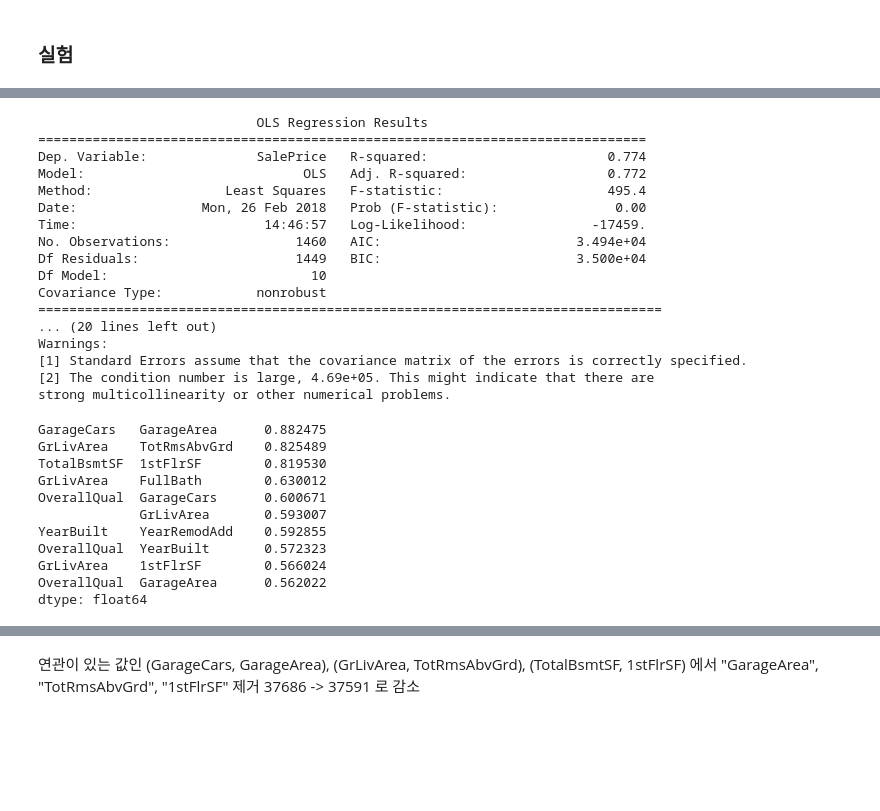
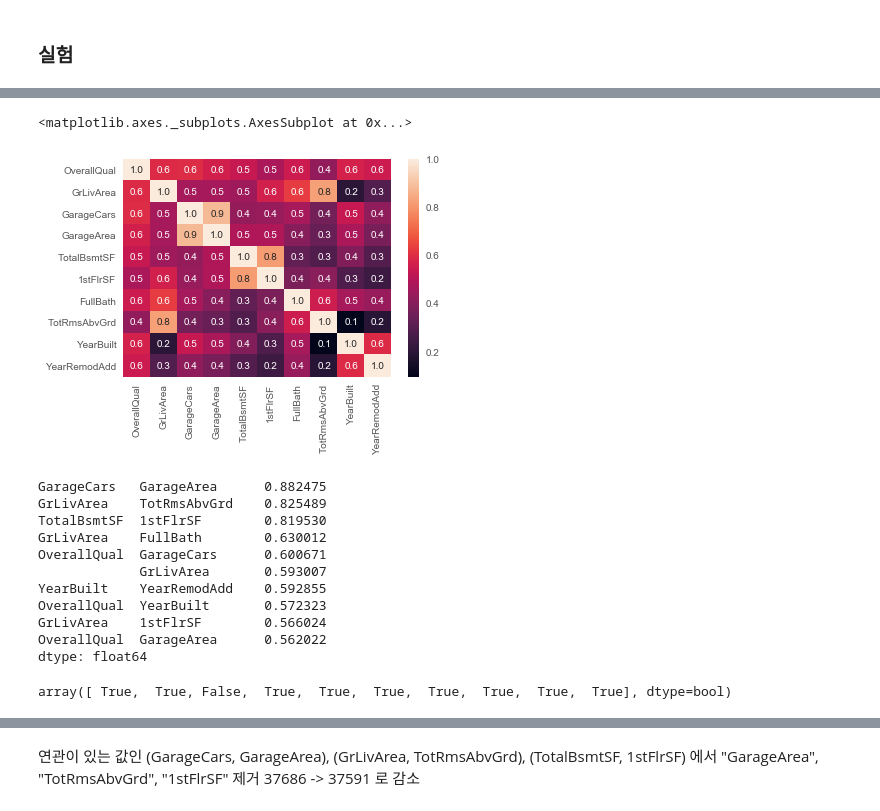
Before and after one commit to wjy5446/house-price-project, a Jupyter notebook: YoonJaeyoung/3-feature-selection.ipynb, the cells around one changed output, grey strips where cells are left out. Cells and saved outputs as stored; diff of their text form; code cells hidden in the pictures; blank space fills up the shorter version.

```diff
--- a/YoonJaeyoung/3-feature-selection.ipynb
+++ b/YoonJaeyoung/3-feature-selection.ipynb
@@ -48,0 +122,2 @@ cross validation : 0.18583463257949132
+# %%
+top_cor = get_top_abs_cor(df_train, 10,  "SalePrice").index.values
@@ -154,20 +135,0 @@ cross validation : 0.17158028913341314
-# %%
-LinearRegSM(df_train, "SalePrice", "OverallQual", "GrLivArea",  "GarageCars", "GarageArea", "TotalBsmtSF", "1stFlrSF", "FullBath", "TotRmsAbvGrd", "YearBuilt", "YearRemodAdd")
-# %% [output]
-                            OLS Regression Results
-==============================================================================
-Dep. Variable:              SalePrice   R-squared:                       0.774
-Model:                            OLS   Adj. R-squared:                  0.772
-Method:                 Least Squares   F-statistic:                     495.4
-Date:                Mon, 26 Feb 2018   Prob (F-statistic):               0.00
-Time:                        14:46:57   Log-Likelihood:                -17459.
-No. Observations:                1460   AIC:                         3.494e+04
-Df Residuals:                    1449   BIC:                         3.500e+04
-Df Model:                          10
-Covariance Type:            nonrobust
-================================================================================
-... (20 lines left out)
-Warnings:
-[1] Standard Errors assume that the covariance matrix of the errors is correctly specified.
-[2] The condition number is large, 4.69e+05. This might indicate that there are
-strong multicollinearity or other numerical problems.
@@ -176,15 +136,24 @@ top10 = ["OverallQual", "GrLivArea",  "GarageCars", "GarageArea", "TotalBsmtSF",
-# %%
-data_cor = df_train[top10].corr()
-get_top_abs_cor(df_train[top10], 10)
-# %% [output]
-GarageCars   GarageArea      0.882475
-GrLivArea    TotRmsAbvGrd    0.825489
-TotalBsmtSF  1stFlrSF        0.819530
-GrLivArea    FullBath        0.630012
-OverallQual  GarageCars      0.600671
-             GrLivArea       0.593007
-YearBuilt    YearRemodAdd    0.592855
-OverallQual  YearBuilt       0.572323
-GrLivArea    1stFlrSF        0.566024
-OverallQual  GarageArea      0.562022
-dtype: float64
+# %%
+top_cor_cor = df_train[top_cor].corr()
+sns.heatmap(top_cor_cor, annot = True, fmt = "1.1f")
+# %% [output]
+<matplotlib.axes._subplots.AxesSubplot at 0x...>
+[figure, added]
+# %%
+get_top_abs_cor(df_train[top_cor], 10)
+# %% [output]
+GarageCars   GarageArea      0.882475
+GrLivArea    TotRmsAbvGrd    0.825489
+TotalBsmtSF  1stFlrSF        0.819530
+GrLivArea    FullBath        0.630012
+OverallQual  GarageCars      0.600671
+             GrLivArea       0.593007
+YearBuilt    YearRemodAdd    0.592855
+OverallQual  YearBuilt       0.572323
+GrLivArea    1stFlrSF        0.566024
+OverallQual  GarageArea      0.562022
+dtype: float64
+# %%
+top_cor != "GarageCars"
+# %% [output]
+array([ True,  True, False,  True,  True,  True,  True,  True,  True,  True], dtype=bool)
```
Also changed, not shown: parts of 39 cells of this notebook.
